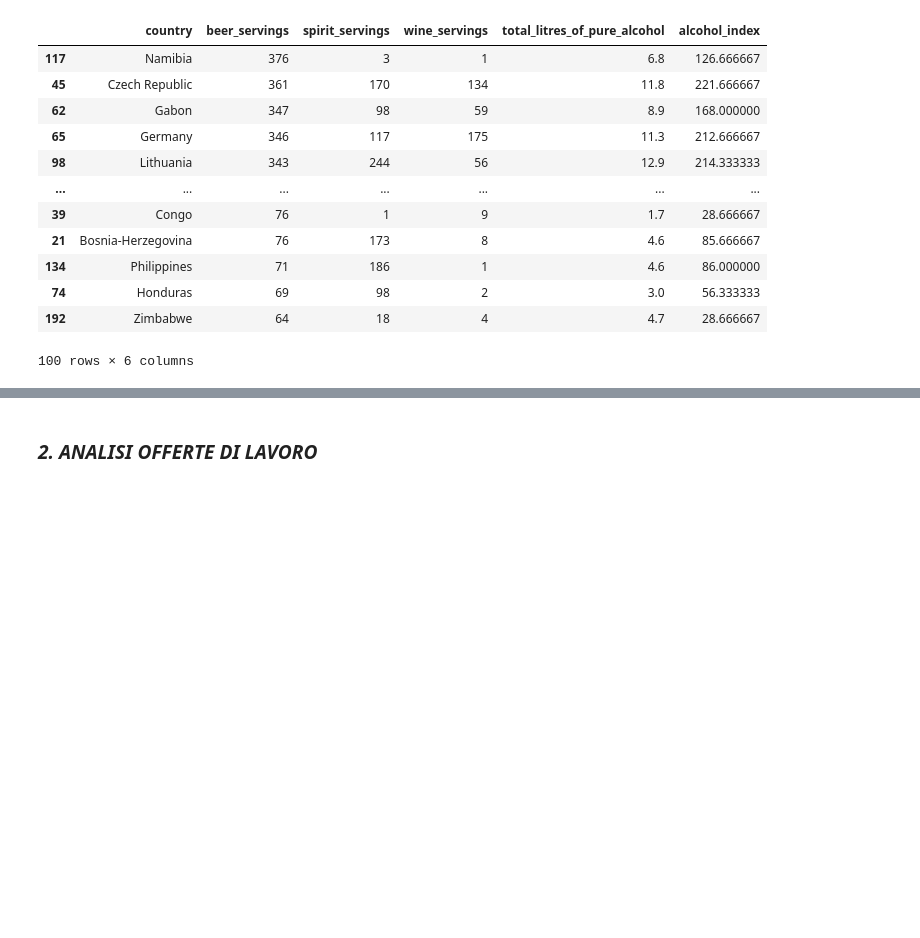
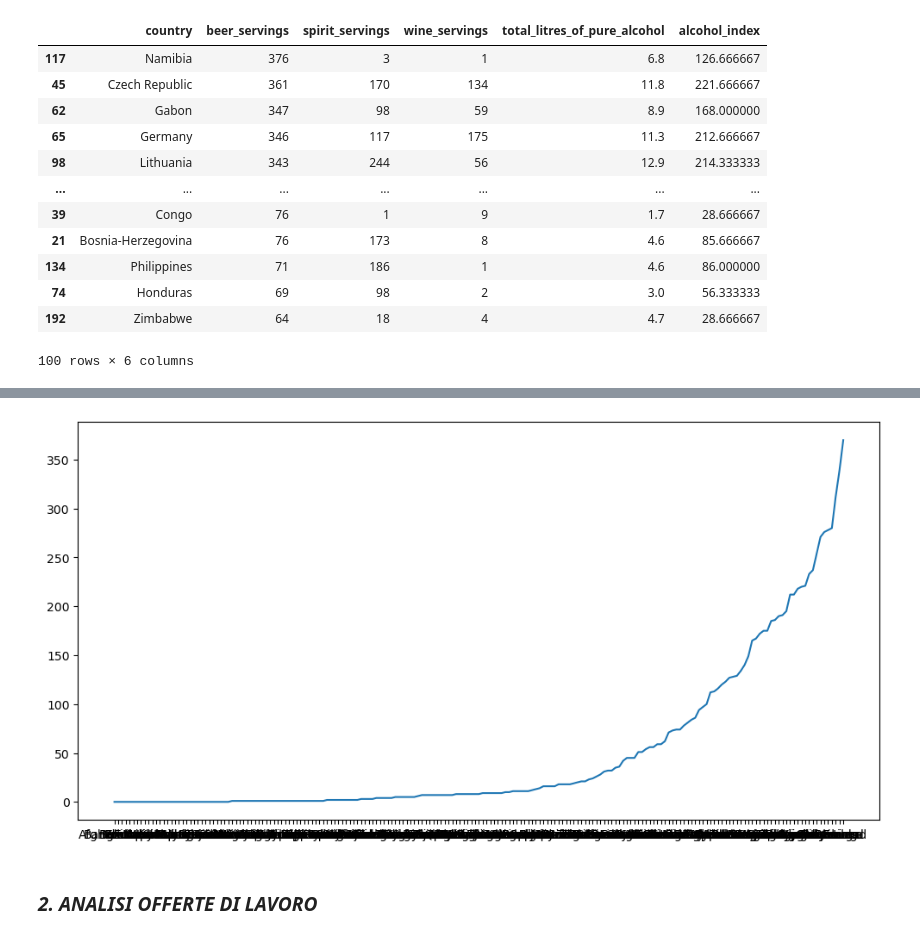
Before and after one commit to MatteoBarel57/programminglab2, a Jupyter notebook: Es3.ipynb, the cells around one changed output, grey strips where cells are left out. Cells and saved outputs as stored; diff of their text form; code cells hidden in the pictures; blank space fills up the shorter version.

```diff
--- a/Es3.ipynb
+++ b/Es3.ipynb
@@ -44,2 +44,9 @@ plt.show()
+# %%
+df_sorted_wine = df.sort_values(by='wine_servings')
+plt.figure(figsize=(12,6))
+plt.plot(df_sorted_wine['country'], df_sorted_wine['wine_servings'])
+plt.show()
+# %% [output]
+[figure, added]
 # %% [markdown]
 ### ***2. ANALISI OFFERTE DI LAVORO***
```
Also changed, not shown: parts of 1 cell of this notebook.
